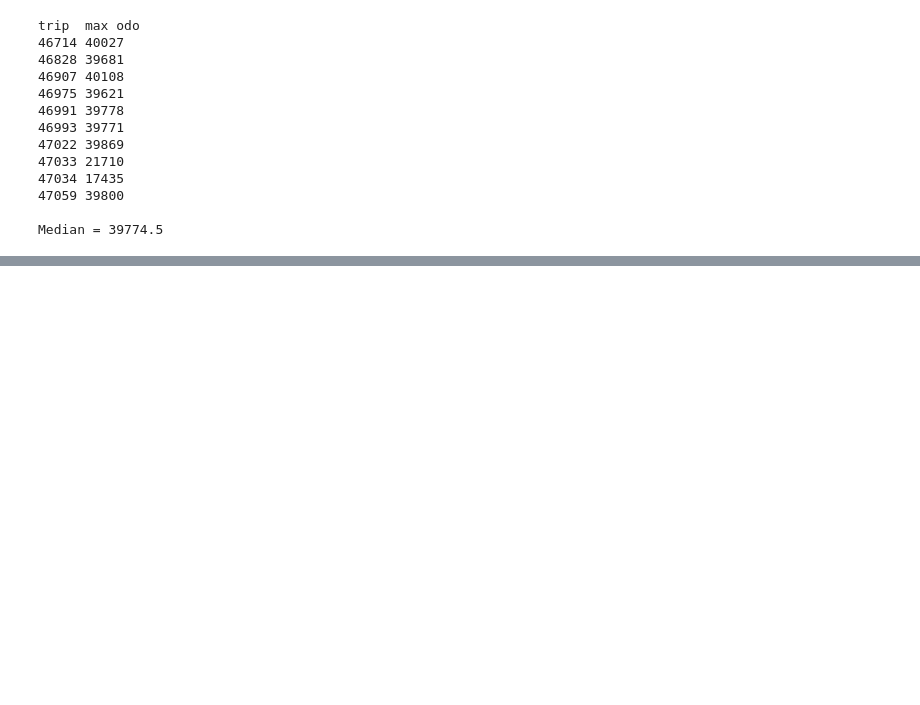
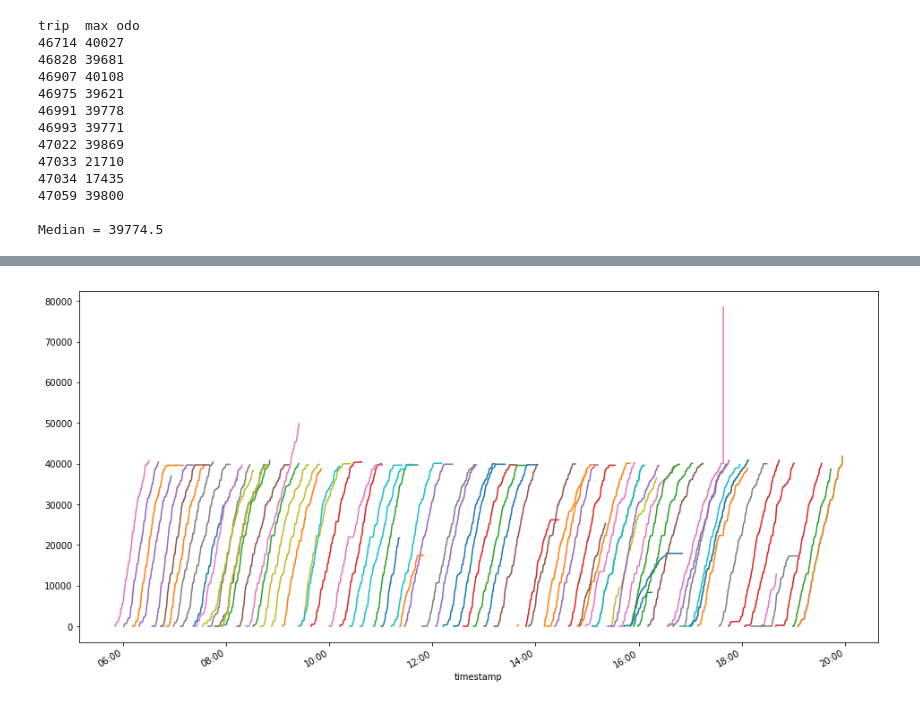
Before and after one commit to ehabebeid/ehabebeid.github.io, a Jupyter notebook: bus_avl/index.ipynb, the cells around one changed output, grey strips where cells are left out. Saved outputs shown, nothing was run; the diff lists cells and outputs as text; code cells hidden in the pictures; blank space fills up the shorter version.

```diff
--- a/bus_avl/index.ipynb
+++ b/bus_avl/index.ipynb
@@ -106,7 +110,11 @@ There are **10 trips** with start times between 10 am and noon on 13 June 2018.
 
 It would be useful to plot them out as time-space diagrams. Doing so is easiest with timestamps for each GPS reading, which we are missing. Instead we have the `time_seconds` field, which is the number of seconds elapsed since the start of the trip. Let's create a `timestamp` field.
 # %%
-df['timestamp'] = df.trip_start_datetime + pd.to_timedelta(df['time_seconds'], unit='s')
+def add_timestamps(df):
+    df['timestamp'] = df.trip_start_datetime + pd.to_timedelta(df['time_seconds'], unit='s')
+    return df
+
+df = add_timestamps(df)
 
 df.head()
 # %% [output]
@@ -180,0 +208,15 @@ df.to_csv("bus_avl_cleaned.csv")
+# %%
+FROM_DT = '2018-06-13 00:00:00' # '2018-06-13 10:00:00'
+TO_DT   = '2018-06-13 23:59:59' # '2018-06-13 12:00:00'
+
+df_all = get_data(FROM_DT, TO_DT, ROUTE_PATTERN)
+df_all = add_timestamps(df_all)
+# %%
+fig, ax = plt.subplots()
+for name, group in df_all.loc[df_all['invalid'] == 0].groupby('route_run_id'):
+    group.plot(x='timestamp', y='odo_feet', figsize=(16,8), ax=ax)
+
+ax.xaxis.set_major_formatter(mdates.DateFormatter('%H:%M'))
+ax.get_legend().remove()
+# %% [output]
+[figure, added]
```
Also changed, not shown: parts of 22 cells of this notebook.
